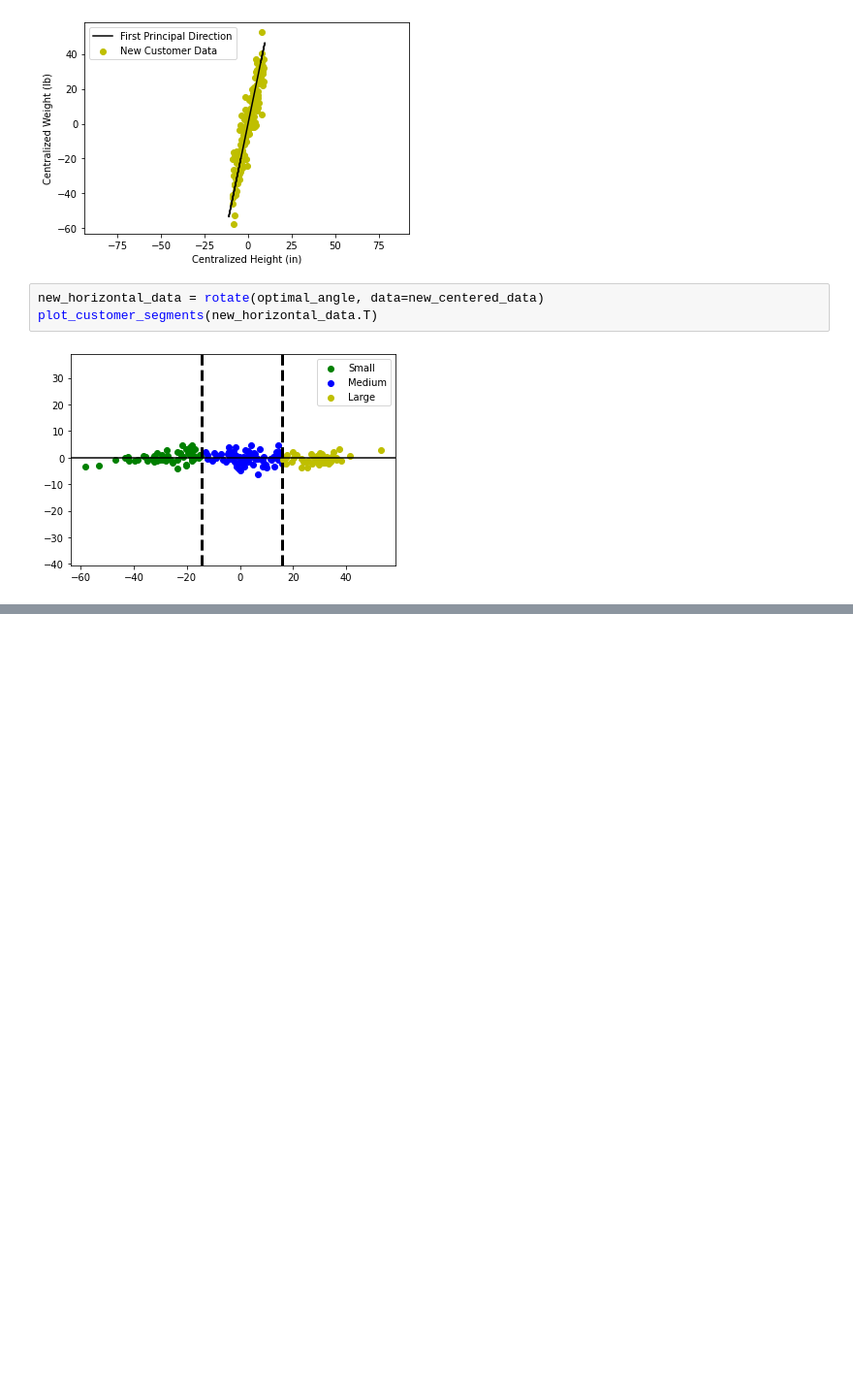
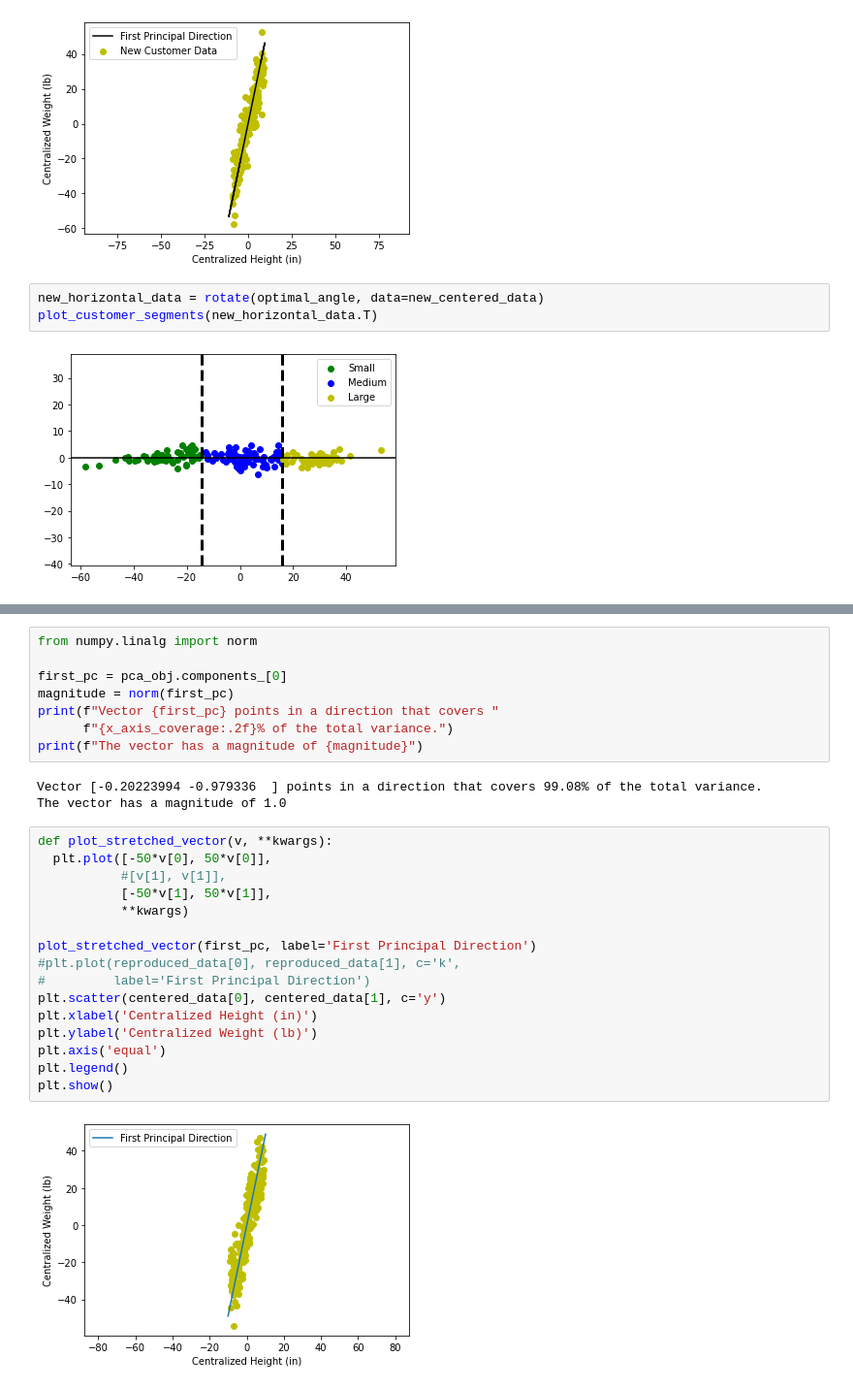
Before and after one commit to ambreen2006/DS_bookcamp_exploration, a Jupyter notebook: DS_BookCamp_DimensionalityReduction.ipynb, the cells around one changed output, grey strips where cells are left out. Shown at 97% size. Cells and saved outputs as stored; diff of their text form; blank space fills up the shorter version.

```diff
--- a/DS_BookCamp_DimensionalityReduction.ipynb
+++ b/DS_BookCamp_DimensionalityReduction.ipynb
@@ -286,0 +316,29 @@ plot_customer_segments(new_horizontal_data.T)
+# %%
+from numpy.linalg import norm
+
+first_pc = pca_obj.components_[0]
+magnitude = norm(first_pc)
+print(f"Vector {first_pc} points in a direction that covers "
+      f"{x_axis_coverage:.2f}% of the total variance.")
+print(f"The vector has a magnitude of {magnitude}")
+# %% [output]
+Vector [-0.20223994 -0.979336  ] points in a direction that covers 99.08% of the total variance.
+The vector has a magnitude of 1.0
+# %%
+def plot_stretched_vector(v, **kwargs):
+  plt.plot([-50*v[0], 50*v[0]],
+           #[v[1], v[1]],
+           [-50*v[1], 50*v[1]],
+           **kwargs)
+
+plot_stretched_vector(first_pc, label='First Principal Direction')
+#plt.plot(reproduced_data[0], reproduced_data[1], c='k',
+#         label='First Principal Direction')
+plt.scatter(centered_data[0], centered_data[1], c='y')
+plt.xlabel('Centralized Height (in)')
+plt.ylabel('Centralized Weight (lb)')
+plt.axis('equal')
+plt.legend()
+plt.show()
+# %% [output]
+[figure, added]
```
Also changed, not shown: parts of 10 cells of this notebook.
